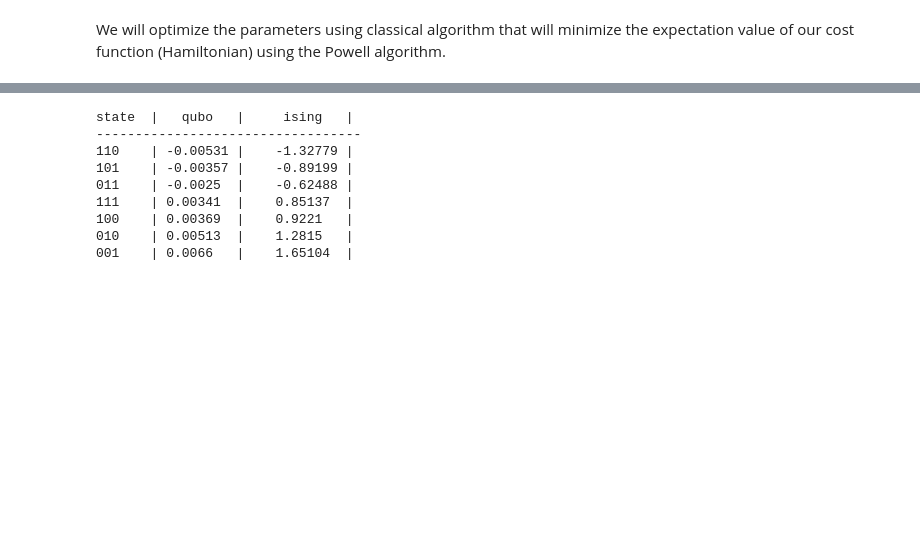
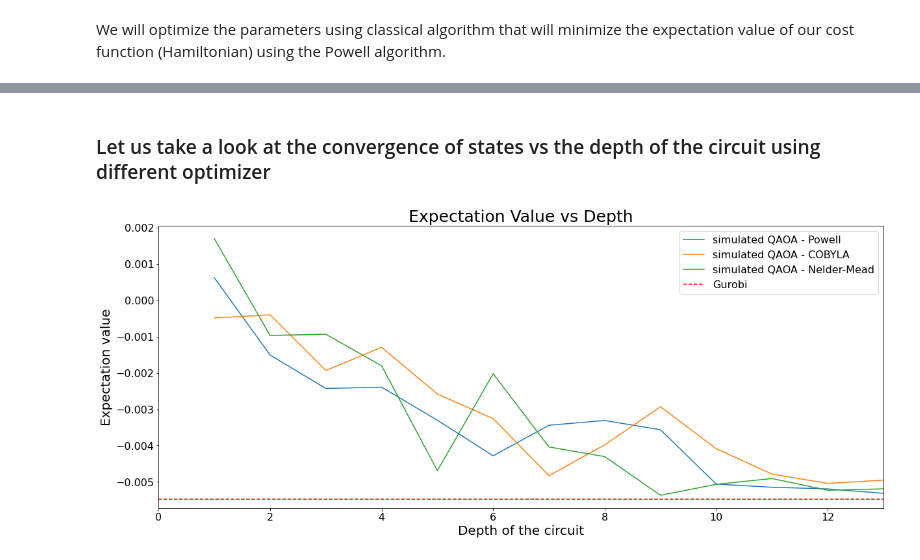
Before and after one commit to jimphon88/quantum-computing, a Jupyter notebook: mean variance optimization qaoa.ipynb, the cells around one changed output, grey strips where cells are left out. Saved outputs shown, nothing was run; the diff lists cells and outputs as text; code cells hidden in the pictures; blank space fills up the shorter version.

```diff
--- a/mean variance optimization qaoa.ipynb
+++ b/mean variance optimization qaoa.ipynb
@@ -629,29 +629,48 @@ plt.show()
-# %%
-report = {}
-for count in counts:
-    count_array = [int(s) for s in count]
-    count_state = qubo_to_ising(count_array)
-    report[count] = [round(obj_val_qubo(count_array),8), round(obj_val_ising(count_state),8)]
-report = {k: v for k, v in sorted(report.items(), key=lambda item: item[1])}
-print("state  |   qubo   |     ising   |")
-print('-'*34)
-for count in report:
-    text = f"{count}    | {round(report[count][0],5)}         "[:18]
-    # text = text[:15]
-    text += f"|    {round(report[count][1],5)}     "[:14]
-    text += "|"
-    count_array = [int(s) for s in count]
-    if count_array == gurobi:
-        print_bold(text)
-    else:
-        print(text)
-# %% [output]
-state  |   qubo   |     ising   |
-----------------------------------
-110    | -0.00531 |    -1.32779 |
-101    | -0.00357 |    -0.89199 |
-011    | -0.0025  |    -0.62488 |
-111    | 0.00341  |    0.85137  |
-100    | 0.00369  |    0.9221   |
-010    | 0.00513  |    1.2815   |
-001    | 0.0066   |    1.65104  |
+# %% [markdown]
+### Let us take a look at the convergence of states vs the depth of the circuit using different optimizer
+# %%
+Depth = 13
+objective_values = {}
+optimizer = ['Powell', 'COBYLA', 'Nelder-Mead']
+for optim in optimizer:
+    objective_value = []
+    for depth in range(1,Depth+1):
+        # backend_sim = "statevector_simulator"
+        backend_sim = "qasm_simulator"
+        expectation = get_expectation(n,J,h,p=depth, shots=shots, backend=backend_sim)
+        beta_init  = 2
+        gamma_init = 5
+        param_init = [beta_init] * depth + [gamma_init] * depth
+        res = minimize(expectation, param_init, method=optim)
+
+        param_opt = res.x
+        param_len = int(len(param_opt)/2)
+        beta = param_opt[:param_len]
+        gamma = param_opt[param_len:]
+
+        qaoa_qc = get_qaoa_circuit(n,J,h,beta,gamma,p=depth)
+        backend = Aer.get_backend(backend_sim)
+        job     = execute(qaoa_qc, backend, shots = shots, memory=True)
+        result  = job.result()
+        counts  = result.get_counts()
+        counts  ={k: v for k, v in sorted(counts.items(),
+                                        key=lambda item: item[1],
+                                        reverse=True)}
+        objective_value.append(compute_expectation(counts))
+    objective_values[optim] = objective_value
+# %%
+fig, ax = plt.subplots(figsize=(20, 8))
+for _,optim in enumerate(optimizer):
+    ax.plot(range(1,Depth+1), objective_values[optim], label=f'simulated QAOA - {optim}', c=color_box[_])
+ax.axhline(obj_val_qubo(gurobi), xmin=0, xmax = Depth+1, ls='--', c='red', label='Gurobi')
+
+ax.set_title("Expectation Value vs Depth", fontsize=25)
+ax.set_xlabel('Depth of the circuit',fontsize =20)
+ax.set_ylabel('Expectation value',fontsize = 20)
+ax.set_xlim([0,Depth])
+ax.tick_params(axis='x',labelsize=16)
+ax.tick_params(axis='y',labelsize=16)
+plt.legend(loc='upper right', fontsize=16)
+plt.show()
+# %% [output]
+[figure, added]
```
Also changed, not shown: parts of 17 cells of this notebook.
